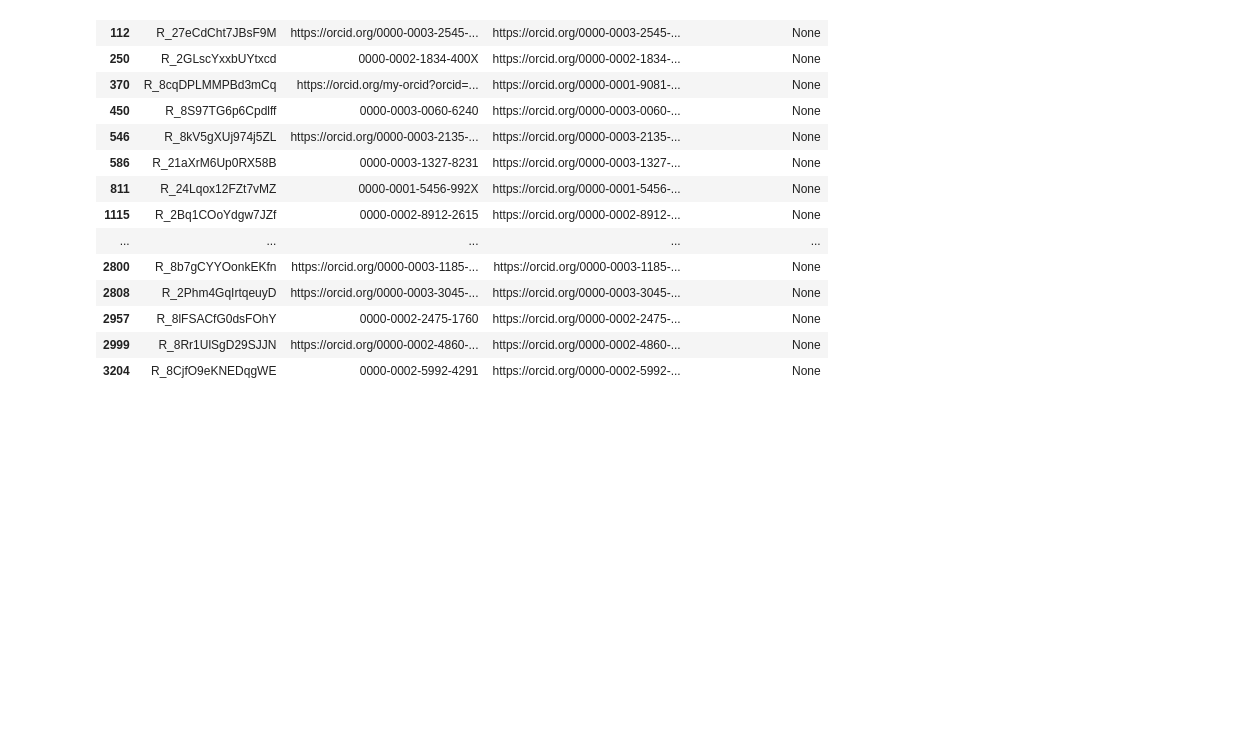
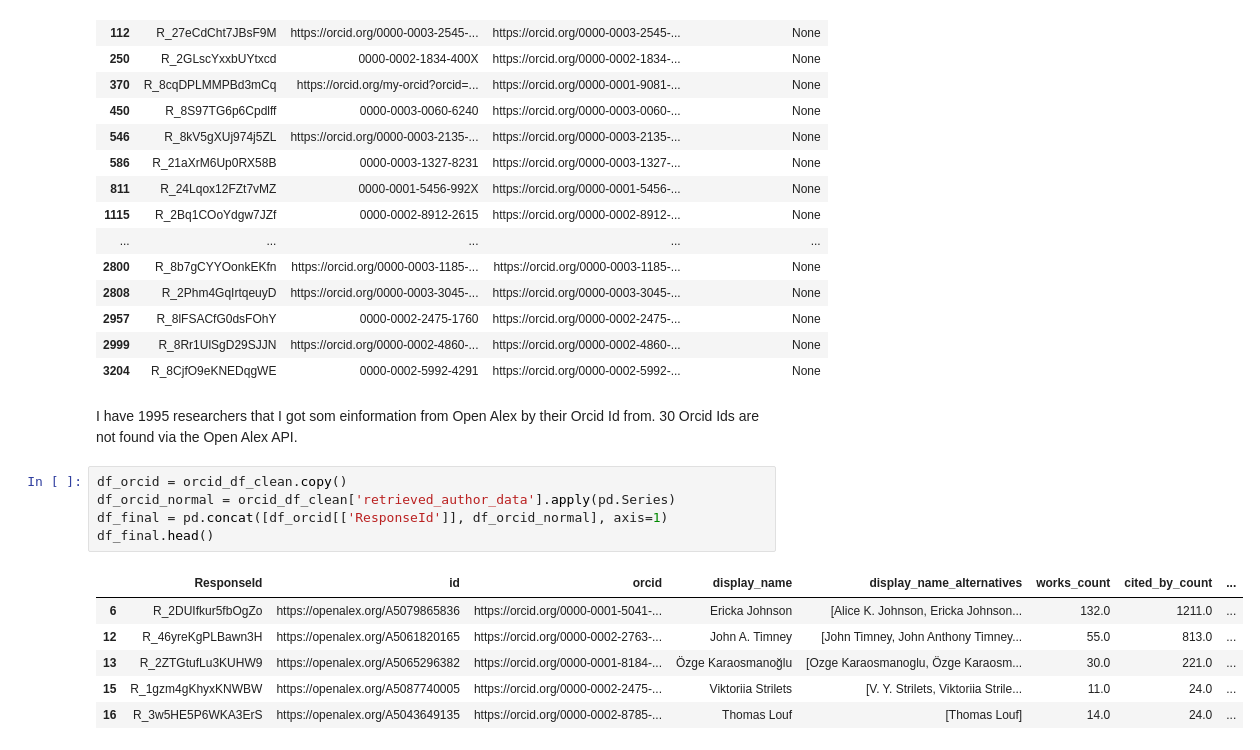
Before and after one commit to Ppandda/parenthood, a Jupyter notebook: parenthood_europe/notebooks/getting_temporal_data.ipynb, the cells around one changed output. Saved outputs shown, nothing was run; the diff lists cells and outputs as text; blank space fills up the shorter version.

```diff
--- a/parenthood_europe/notebooks/getting_temporal_data.ipynb
+++ b/parenthood_europe/notebooks/getting_temporal_data.ipynb
@@ -490,3 +463,17 @@ missing_df
 | 2957 | R_8lFSACfG0dsFOhY | 0000-0002-2475-1760 | https://orcid.org/0000-0002-2475-... | None |
 | 2999 | R_8Rr1UlSgD29SJJN | https://orcid.org/0000-0002-4860-... | https://orcid.org/0000-0002-4860-... | None |
 | 3204 | R_8CjfO9eKNEDqgWE | 0000-0002-5992-4291 | https://orcid.org/0000-0002-5992-... | None |
+# %% [markdown]
+I have 1995 researchers that I got som einformation from Open Alex by their Orcid Id from. 30 Orcid Ids are not found via the Open Alex API.
+# %%
+df_orcid = orcid_df_clean.copy()
+df_orcid_normal = orcid_df_clean['retrieved_author_data'].apply(pd.Series)
+df_final = pd.concat([df_orcid[['ResponseId']], df_orcid_normal], axis=1)
+df_final.head()
+# %% [output]
+|  | ResponseId | id | orcid | display_name | display_name_alternatives | works_count | cited_by_count | ... |
+| 6 | R_2DUIfkur5fbOgZo | https://openalex.org/A5079865836 | https://orcid.org/0000-0001-5041-... | Ericka Johnson | [Alice K. Johnson, Ericka Johnson... | 132.0 | 1211.0 | ... |
+| 12 | R_46yreKgPLBawn3H | https://openalex.org/A5061820165 | https://orcid.org/0000-0002-2763-... | John A. Timney | [John Timney, John Anthony Timney... | 55.0 | 813.0 | ... |
+| 13 | R_2ZTGtufLu3KUHW9 | https://openalex.org/A5065296382 | https://orcid.org/0000-0001-8184-... | Özge Karaosmanoğlu | [Ozge Karaosmanoglu, Özge Karaosm... | 30.0 | 221.0 | ... |
+| 15 | R_1gzm4gKhyxKNWBW | https://openalex.org/A5087740005 | https://orcid.org/0000-0002-2475-... | Viktoriia Strilets | [V. Y. Strilets, Viktoriia Strile... | 11.0 | 24.0 | ... |
+| 16 | R_3w5HE5P6WKA3ErS | https://openalex.org/A5043649135 | https://orcid.org/0000-0002-8785-... | Thomas Louf | [Thomas Louf] | 14.0 | 24.0 | ... |
```
Also changed, not shown: parts of 9 cells of this notebook.
